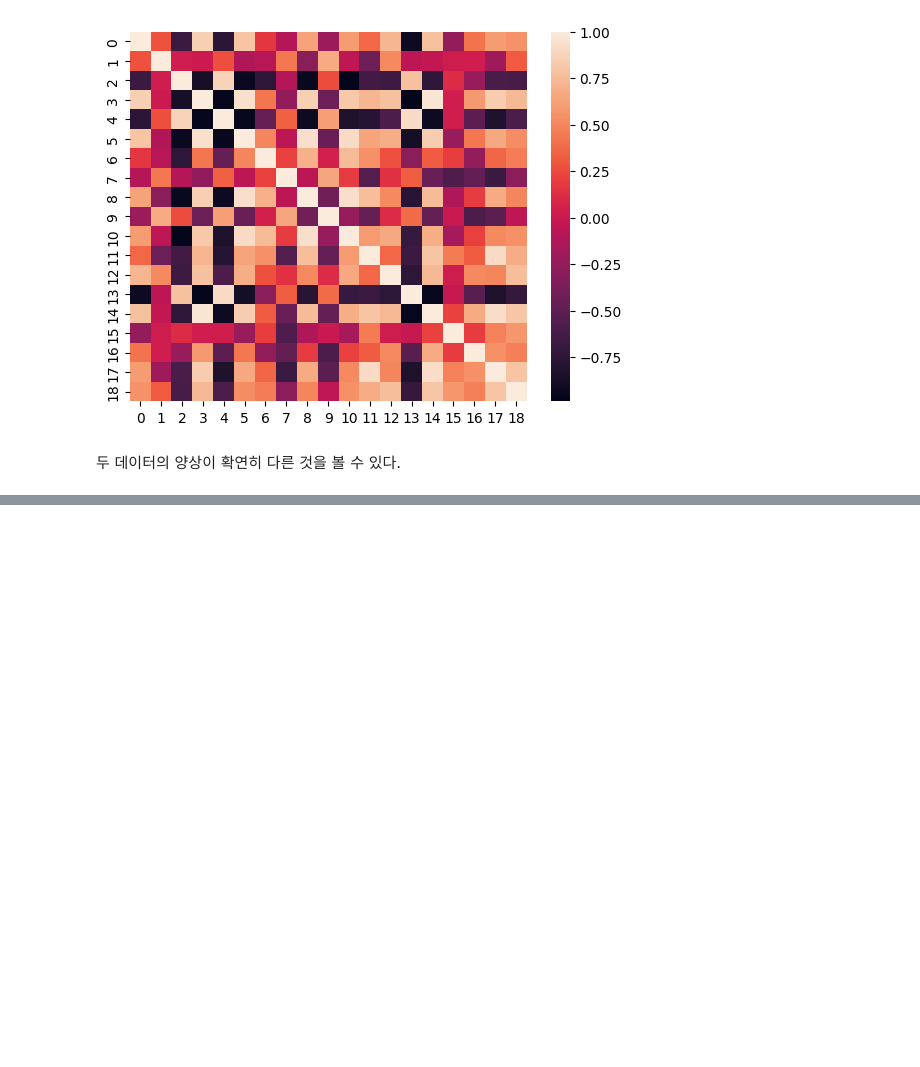
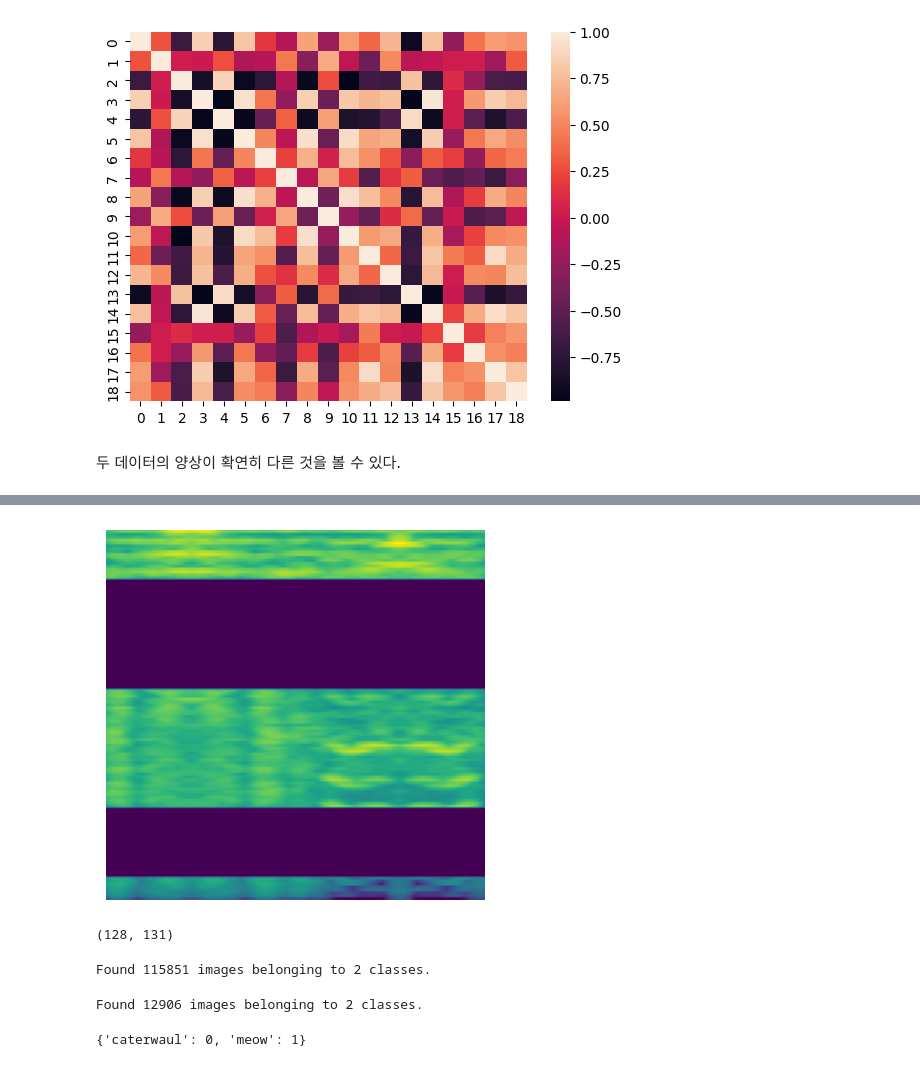
Before and after one commit to lukekim420/catclass, a Jupyter notebook: eda_mid.ipynb, the cells around one changed output, grey strips where cells are left out. Saved outputs shown, nothing was run; the diff lists cells and outputs as text; code cells hidden in the pictures; blank space fills up the shorter version.

```diff
--- a/eda_mid.ipynb
+++ b/eda_mid.ipynb
@@ -712,0 +786,13 @@ sns.heatmap(df_caterwaul_new.corr())
+# %%
+def time_masking(feat, T = 70, time_mask_num = 2): #time에 랜덤으로 마스크를 씌우는 함수, 데이터 증강에 사용
+    feat_size = feat.shape[1]
+    seq_len = feat.shape[0]
+
+    # time mask
+    for _ in range(time_mask_num):
+        t = np.random.uniform(low=0.0, high=T)
+        t = int(t)
+        t0 = random.randint(0, seq_len - t)
+        feat[t0 : t0 + t, :] = 0
+
+    return feat
@@ -712,0 +813,5 @@ sns.heatmap(df_caterwaul_new.corr())
+# %%
+showimg(time_masking(spec_to_image(get_melspectrogram_db(str(meow_path[4]))))) #time masking이 된 예시
+# %% [output]
+[figure, added]
+(128, 131)
@@ -712,0 +832,24 @@ sns.heatmap(df_caterwaul_new.corr())
+# %%
+train = ImageDataGenerator(rescale=1/255) #train 데이터셋 불러오기
+train_dataset = train.flow_from_directory("../catclass_ai/img_aug/train/",
+                                          target_size=(128,131),
+                                          batch_size = 128,
+                                          class_mode = 'binary',
+                                          color_mode='grayscale')
+# %% [output]
+Found 115851 images belonging to 2 classes.
+# %%
+# 테스트 데이터 생성하기
+test = ImageDataGenerator(rescale=1/255) #test 데이터셋 불러오기
+
+test_dataset = test.flow_from_directory("../catclass_ai/img_aug/val/",
+                                          target_size=(128,131),
+                                          batch_size =128,
+                                          class_mode = 'binary',
+                                          color_mode='grayscale')
+# %% [output]
+Found 12906 images belonging to 2 classes.
+# %%
+train_dataset.class_indices
+# %% [output]
+{'caterwaul': 0, 'meow': 1}
```
Also changed, not shown: parts of 67 cells of this notebook.
